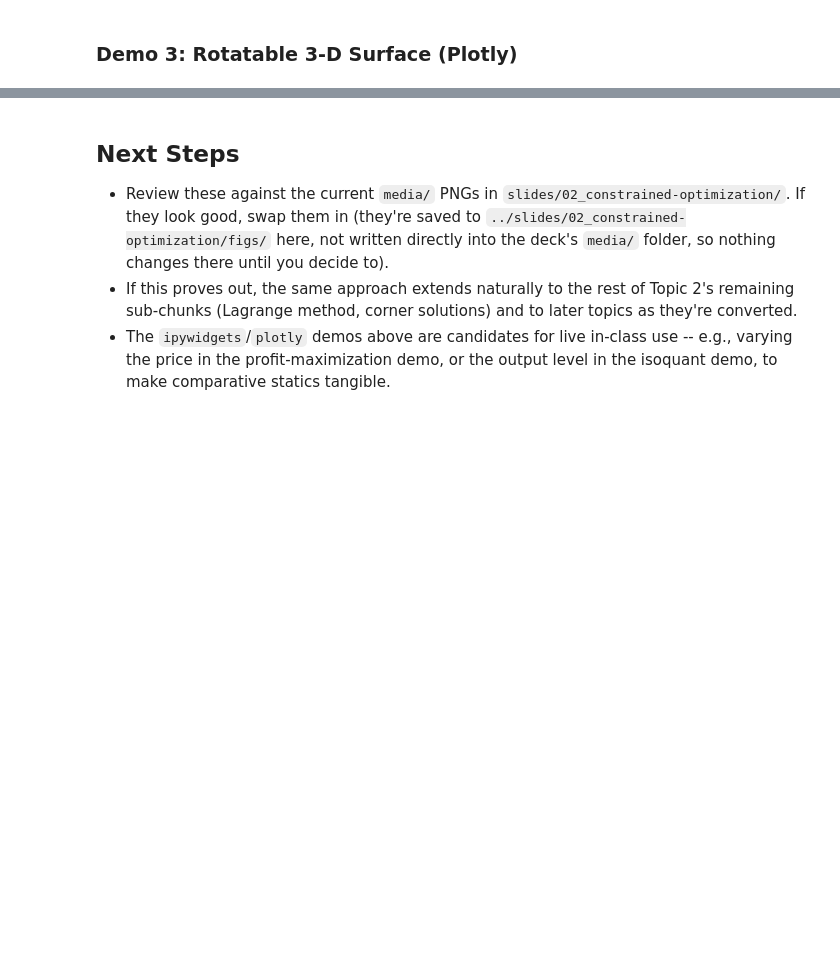
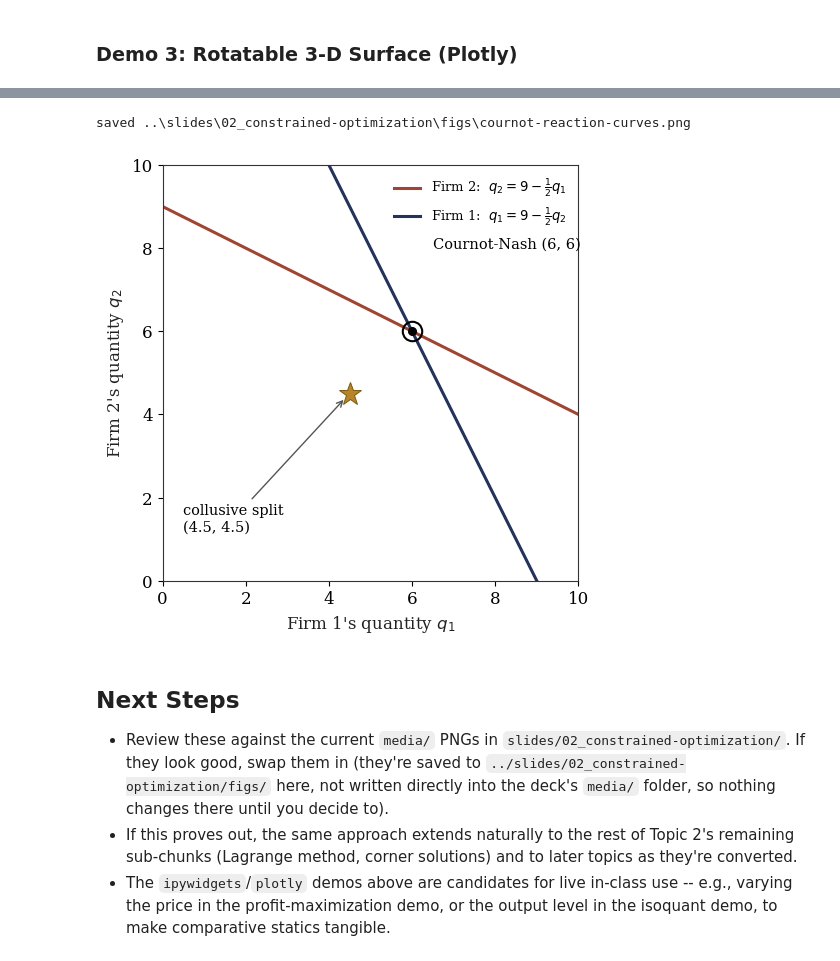
Before and after one commit to jhconning/hunter_eco701, a Jupyter notebook: notebooks/topic02_constrained_optimization_figures.ipynb, the cells around one changed output, grey strips where cells are left out. Saved outputs shown, nothing was run; the diff lists cells and outputs as text; code cells hidden in the pictures; blank space fills up the shorter version.

```diff
--- a/notebooks/topic02_constrained_optimization_figures.ipynb
+++ b/notebooks/topic02_constrained_optimization_figures.ipynb
@@ -380,3 +434,31 @@ fig.show()
+# %%
+q_range = np.linspace(0, 20, 200)
+br2_of_q1 = 9 - 0.5 * q_range  # Firm 2's reaction to Firm 1's q1 (symmetric game)
+
+fig, ax = plt.subplots(figsize=(5.8, 5.4))
+ax.plot(q_range, br2_of_q1, color=BRICK, lw=2.2,
+        label=r"Firm 2:  $q_2 = 9 - \frac{1}{2}q_1$")
+ax.plot(br2_of_q1, q_range, color=NAVY, lw=2.2,
+        label=r"Firm 1:  $q_1 = 9 - \frac{1}{2}q_2$")
+
+ax.plot([6], [6], marker="o", ms=14, mfc="none", mec="black", mew=1.5)
+ax.plot([6], [6], marker="o", ms=5.5, color="black")
+ax.annotate("Cournot-Nash (6, 6)", xy=(6, 6), xytext=(6.5, 8.0), fontsize=10.5)
+
+ax.plot([4.5], [4.5], marker="*", ms=17, color=AMBER, mec="#7a5a10", mew=0.7)
+ax.annotate("collusive split\n(4.5, 4.5)", xy=(4.4, 4.4), xytext=(0.5, 1.2),
+            fontsize=10.5, arrowprops=dict(arrowstyle="->", color="#555555", lw=1.0))
+
+ax.set_xlim(0, 10)
+ax.set_ylim(0, 10)
+ax.set_xlabel(r"Firm 1's quantity $q_1$")
+ax.set_ylabel(r"Firm 2's quantity $q_2$")
+ax.set_aspect("equal")
+ax.legend(loc="upper right", fontsize=9.5, frameon=False)
+savefig(fig, "cournot-reaction-curves.png")
+# %% [output]
+saved ..\slides\02_constrained-optimization\figs\cournot-reaction-curves.png
+[figure, added]
 # %% [markdown]
 ## Next Steps
 
```
Also changed, not shown: parts of 3 cells of this notebook, 8 other files.
